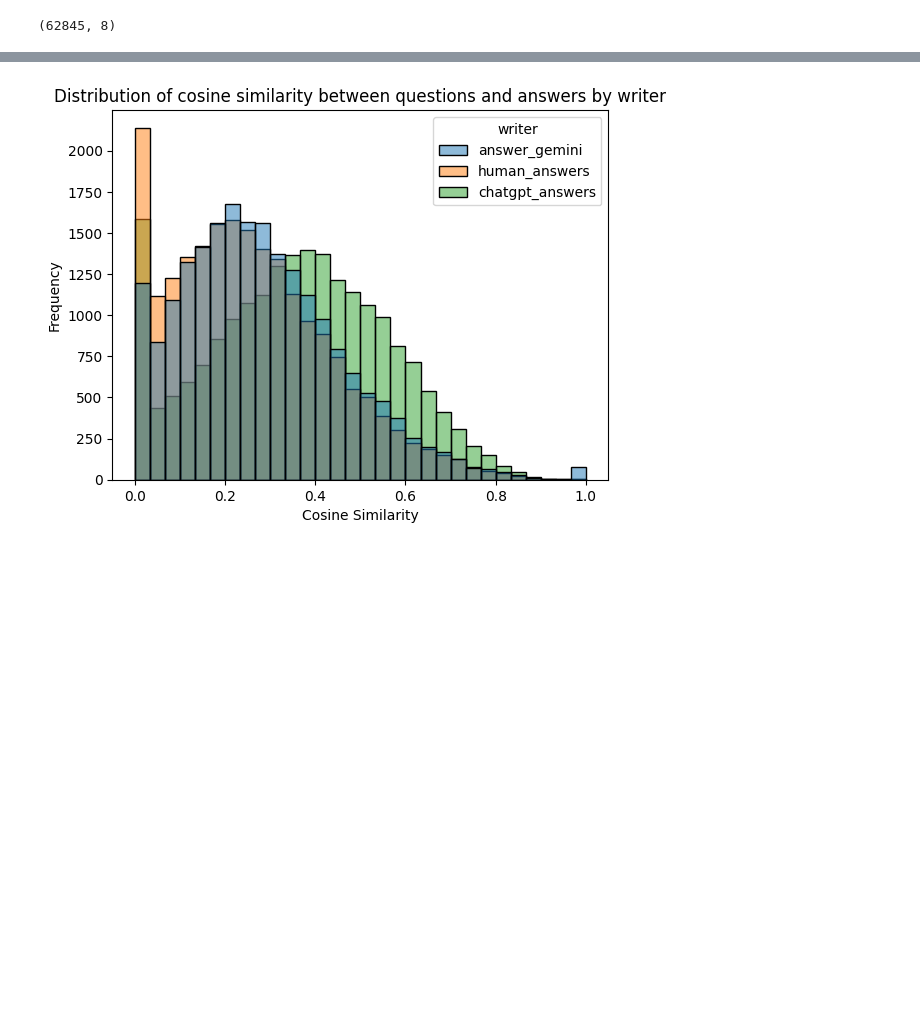
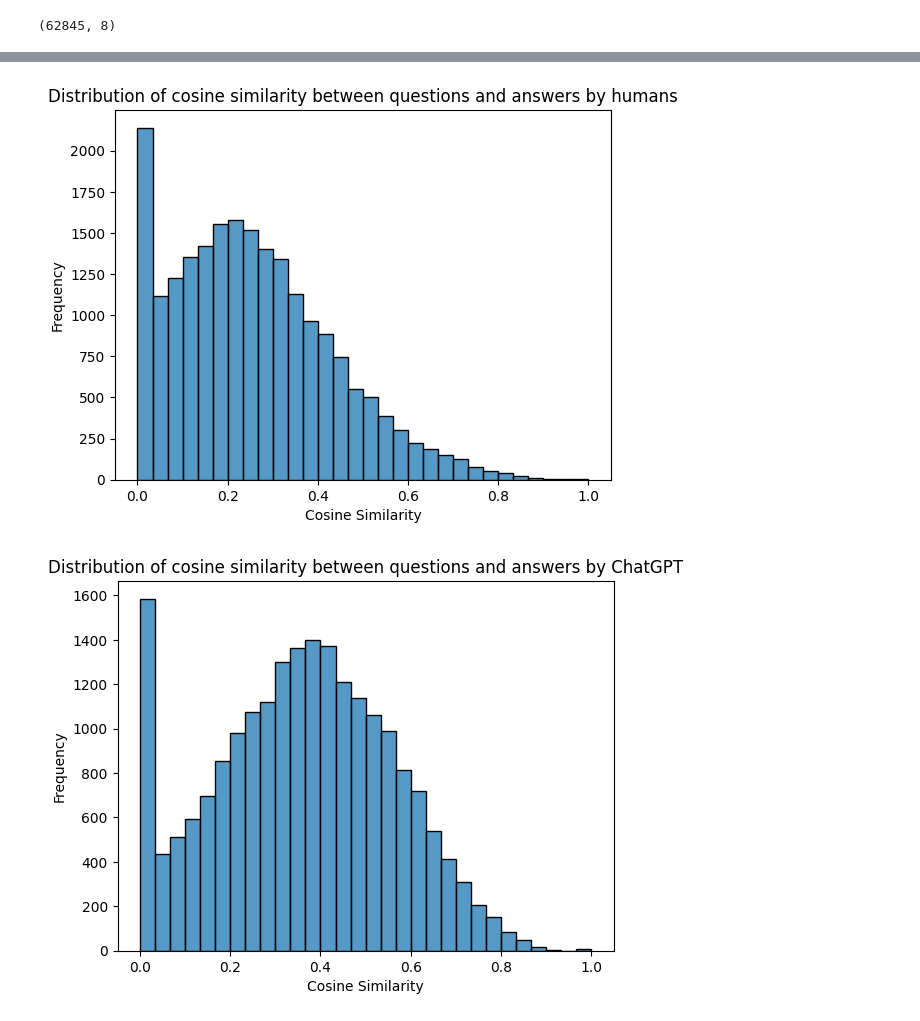
Before and after one commit to Idokopilov/magshimim-final-project, a Jupyter notebook: basedgabiEDA.ipynb, the cells around one changed output, grey strips where cells are left out. Drawn from its saved outputs; the diff is of its cells as text; code cells hidden in the pictures; blank space fills up the shorter version.

```diff
--- a/basedgabiEDA.ipynb
+++ b/basedgabiEDA.ipynb
@@ -111,12 +111,25 @@ df.head()
 # %%
 import matplotlib.pyplot as plt
 import seaborn as sns
 
 
-sns.histplot(data = df, x = 'cosine_sim', hue = 'writer', hue_order=['answer_gemini', 'human_answers', 'chatgpt_answers'], bins=30)
+sns.histplot(data = df[df['writer'] == 'human_answers'], x = 'cosine_sim', bins=30, label='Human Answers')
 plt.xlabel('Cosine Similarity')
 plt.ylabel('Frequency')
-plt.title('Distribution of cosine similarity between questions and answers by writer')
+plt.title('Distribution of cosine similarity between questions and answers by humans')
 plt.show()
+
+sns.histplot(data = df[df['writer'] == 'chatgpt_answers'], x = 'cosine_sim', bins=30, label='ChatGPT Answers')
+plt.xlabel('Cosine Similarity')
+plt.ylabel('Frequency')
+plt.title('Distribution of cosine similarity between questions and answers by ChatGPT')
+plt.show()
+
+sns.histplot(data = df[df['writer'] == 'answer_gemini'], x = 'cosine_sim', bins=30, label='Gemini Answers')
+plt.xlabel('Cosine Similarity')
+plt.ylabel('Frequency')
+plt.title('Distribution of cosine similarity between questions and answers by Gemini')
+plt.show()
 # %% [output]
-[figure, old version]
+[figure, new version]
+[figure, added]
```
Also changed, not shown: parts of 4 cells of this notebook.
